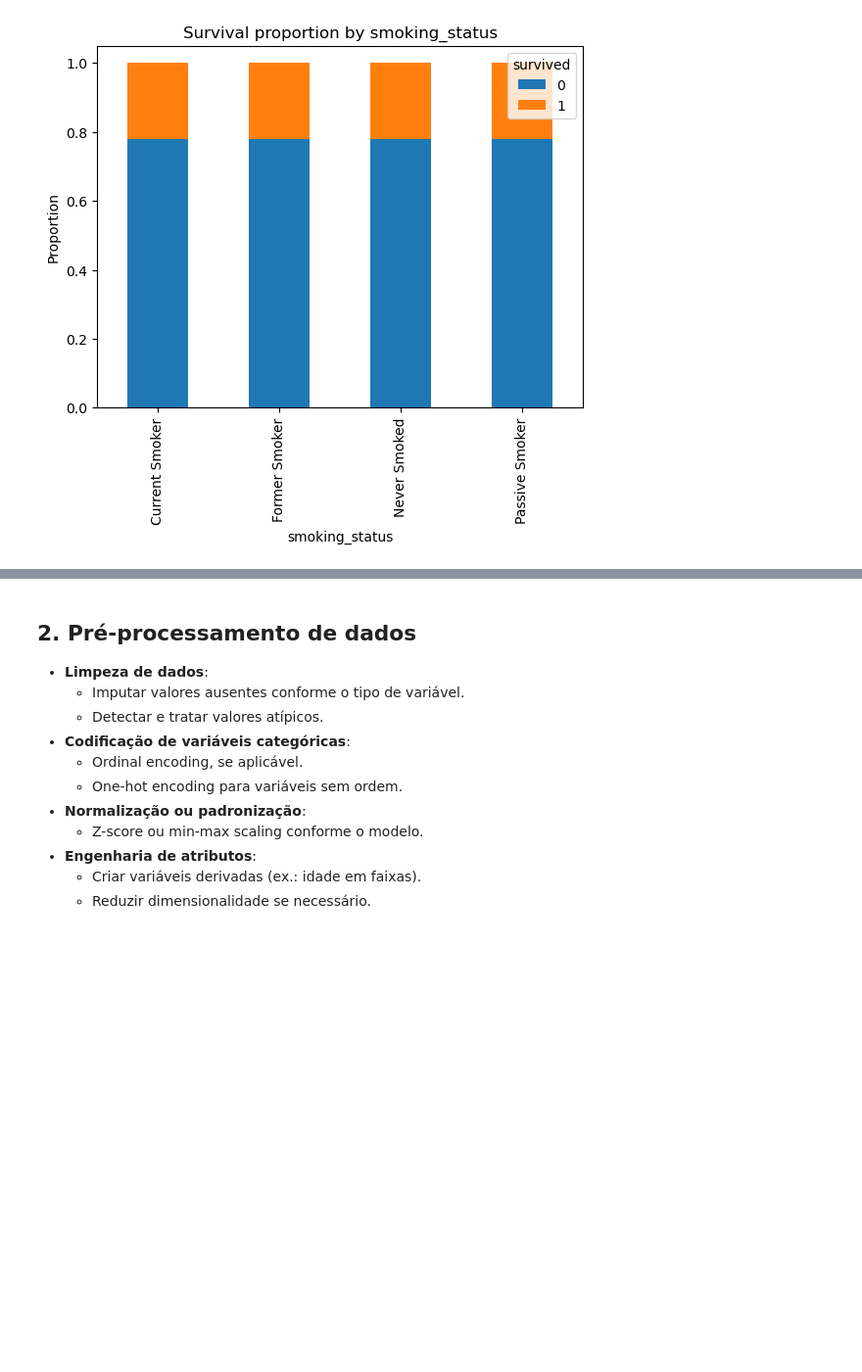
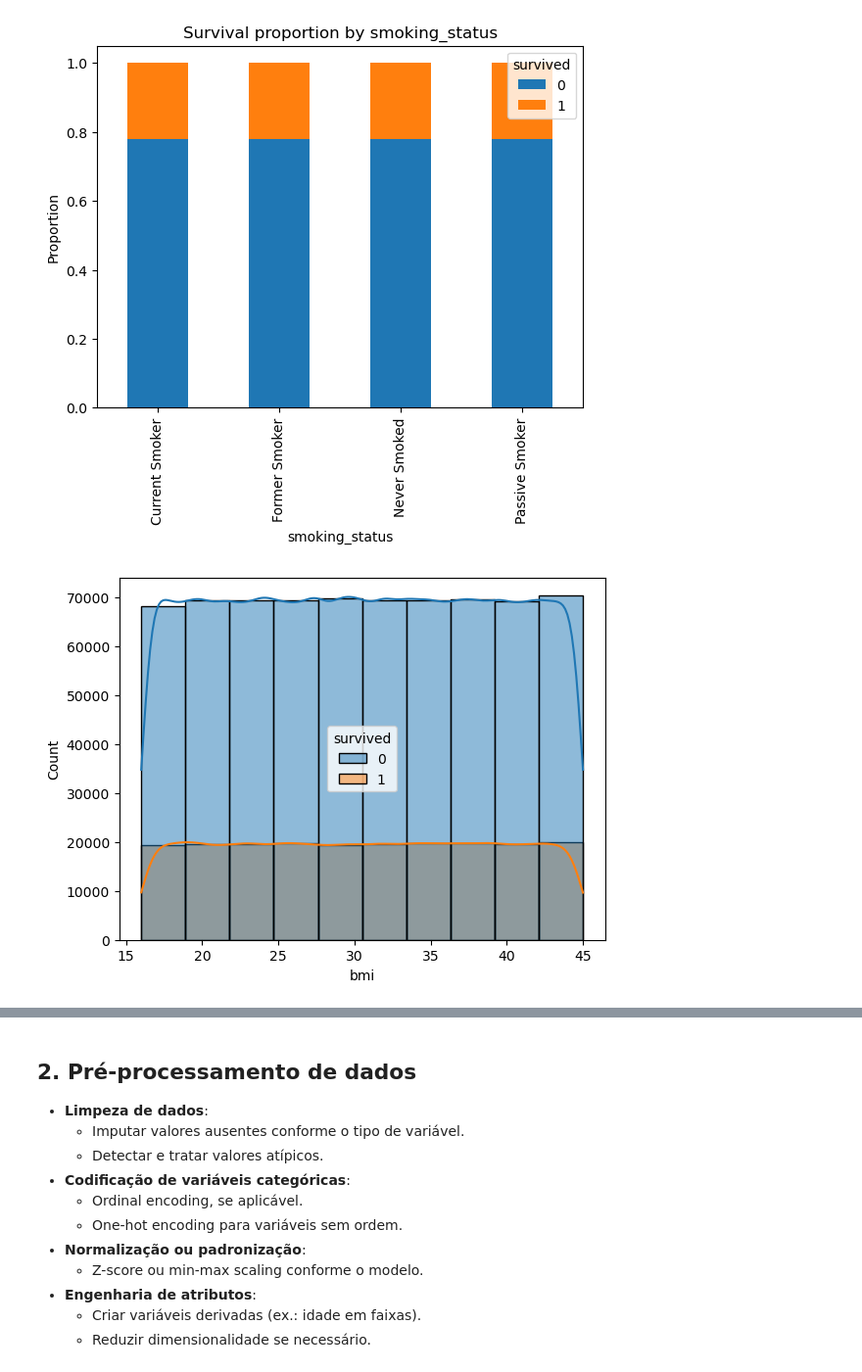
Before and after one commit to samgott123/GA036-IAM, a Jupyter notebook: EDA.ipynb, the cells around one changed output, grey strips where cells are left out. Shown at 98% size. Saved outputs shown, nothing was run; the diff lists cells and outputs as text; code cells hidden in the pictures; blank space fills up the shorter version.

```diff
--- a/EDA.ipynb
+++ b/EDA.ipynb
@@ -171,11 +176,3 @@ sns.histplot(data=df, x="treatment duration",hue='survived', bins=30, kde=True)
 plt.show()
 # %% [output]
 [figure]
-# %%
-treatment_category = pd.qcut(
-    df['treatment duration'],
-    q=4,  # quartiles
-    labels=["Very short", "Short", "Long", "Very long"]
-)
-df.insert(3, 'treatment_category', treatment_category)
-df.head()
@@ -191,3 +178,0 @@ df.head()
-# %%
-df.drop('treatment duration',axis=1,inplace=True)
-df.head()
@@ -230,3 +200,8 @@ plt.ylabel("Proportion")
 plt.show()
 # %% [output]
 [figure]
+# %%
+sns.histplot(data=df, x="bmi",hue='survived', bins=10, kde=True)
+plt.show()
+# %% [output]
+[figure, added]
```
Also changed, not shown: parts of 12 cells of this notebook.
